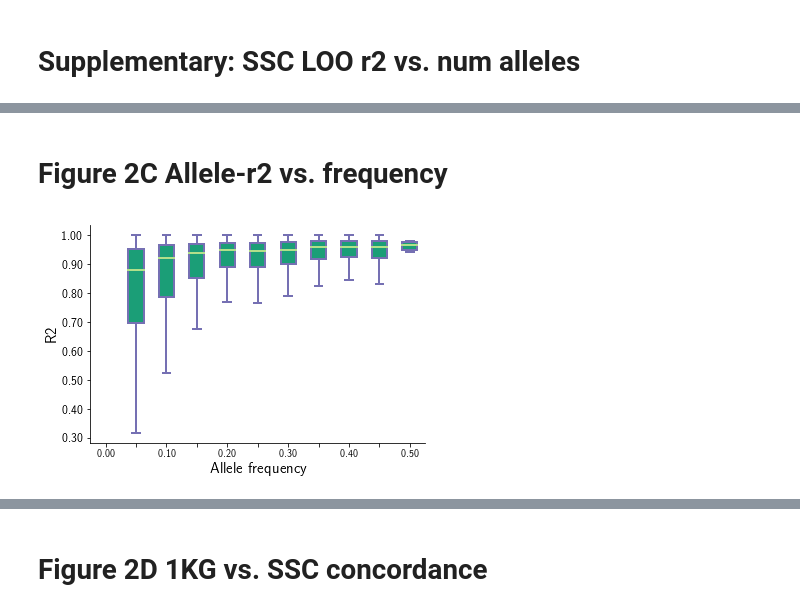
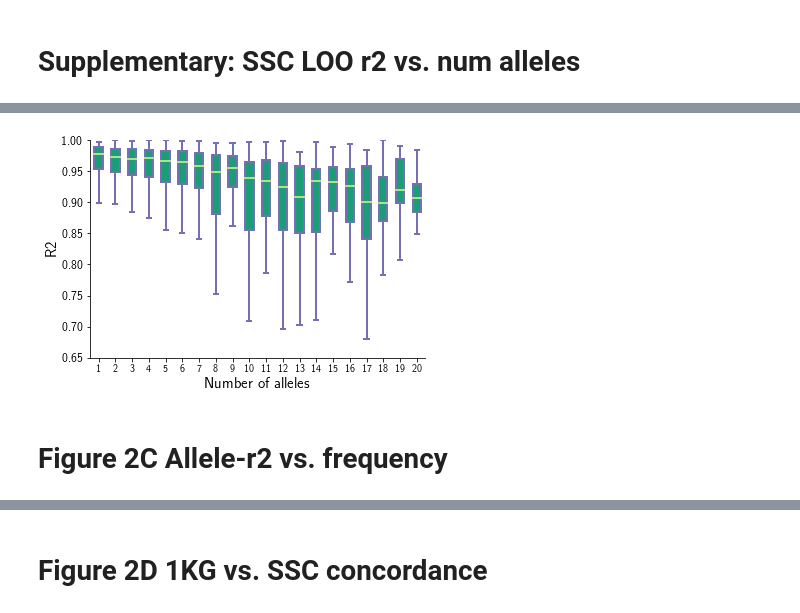
Before and after one commit to gymreklab/ssc-imputation, a Jupyter notebook: haplotype_paper/Figures/Figure2_SSCLD.ipynb, the cells around one changed output, grey strips where cells are left out. Cells and saved outputs as stored; diff of their text form; code cells hidden in the pictures.

```diff
--- a/haplotype_paper/Figures/Figure2_SSCLD.ipynb
+++ b/haplotype_paper/Figures/Figure2_SSCLD.ipynb
@@ -166,66 +180,15 @@ fig.savefig(os.path.join(OUTPATH, "SuppFig_SSCR2VsNumAlleles.pdf"))
+# %%
+fullList = list()
+numAlleles =  np.arange(1, 21)
+for i in numAlleles:
+    fullList.append((sscloo[sscloo.numAllele==i]['r'].apply(lambda x: x**2).values))
+
+xticklabels = ([int(x) for x in numAlleles])
+
+gen_boxplot(fullList, xlabel = "Number of alleles", ylabel="R2",
+            outputFileName="SuppFig_SSCR2VsNumAlleles.pdf", ylim=[0.65,1], outliers=False,
+            xtickLabels=xticklabels, yticksFormat="%.2f")
+# %% [output]
+[figure, added]
 # %% [markdown]
 # Figure 2C Allele-r2 vs. frequency
-# %%
-ar2 = pd.read_csv(os.path.join(DATADIR, "loo","l1o_alleler2.tab"), sep="\t")
-FREQBIN=0.05
-ar2["freqbin"] = ar2["freq_het"].apply(lambda x: int(min([x,1-x])/FREQBIN)*FREQBIN)
-fbins = np.unique(ar2['freqbin'].values)
-fullList = list()
-for i in fbins:
-    fullList.append((ar2[(ar2.freqbin==i)]['r2'].values))
-
-fig = plt.figure()
-
-# Create an axes instance
-ax = fig.add_subplot(111)
-
-# Create the boxplot
-bp = ax.boxplot(fullList, patch_artist=True, sym="")
-
-## change outline color, fill color and linewidth of the boxes
-for box in bp['boxes']:
-    # change outline color
-    box.set( color='#7570b3', linewidth=2)
-    # change fill color
-    box.set( facecolor = '#1b9e77' )
-
-## change color and linewidth of the whiskers
-for whisker in bp['whiskers']:
-    whisker.set(color='#7570b3', linewidth=2)
-
-## change color and linewidth of the caps
-for cap in bp['caps']:
-    cap.set(color='#7570b3', linewidth=2)
-
-## change color and linewidth of the medians
-for median in bp['medians']:
-    median.set(color='#b2df8a', linewidth=2)
-
-## change the style of fliers and their fill
-for flier in bp['fliers']:
-    flier.set(marker='o', color='#e7298a', alpha=0.5)
-
-## Set X-axis labels
-#ax.set_xticklabels(np.unique(sscloo['numAllele'].values))
-
-## Remove top axes and right axes ticks
-ax.get_xaxis().tick_bottom()
-ax.get_yaxis().tick_left()
-
-# Set axis tite
-ax.set_xlabel("Allele frequency", size=15);
-ax.set_ylabel("R2", size=15);
-
-ax.spines['right'].set_visible(False)
-ax.spines['top'].set_visible(False)
-ax.yaxis.set_ticks_position('left')
-ax.xaxis.set_ticks_position('bottom')
-def GetLabel(x):
-    if int(x*100)%10 == 0: return "%.2f"%x
-    else: return ""
-ax.set_xticklabels([GetLabel(x) for x in fbins], size=10)
-ax.set_yticklabels([GetLabel(x) for x in ax.get_yticks()], size=12);
-
-fig.savefig(os.path.join(OUTPATH, "%s_SSCAfreq_vs_R2.pdf"%PREFIX))
-# %% [output]
-[figure, removed]
```
Also changed, not shown: parts of 15 cells of this notebook, 3 other files.
